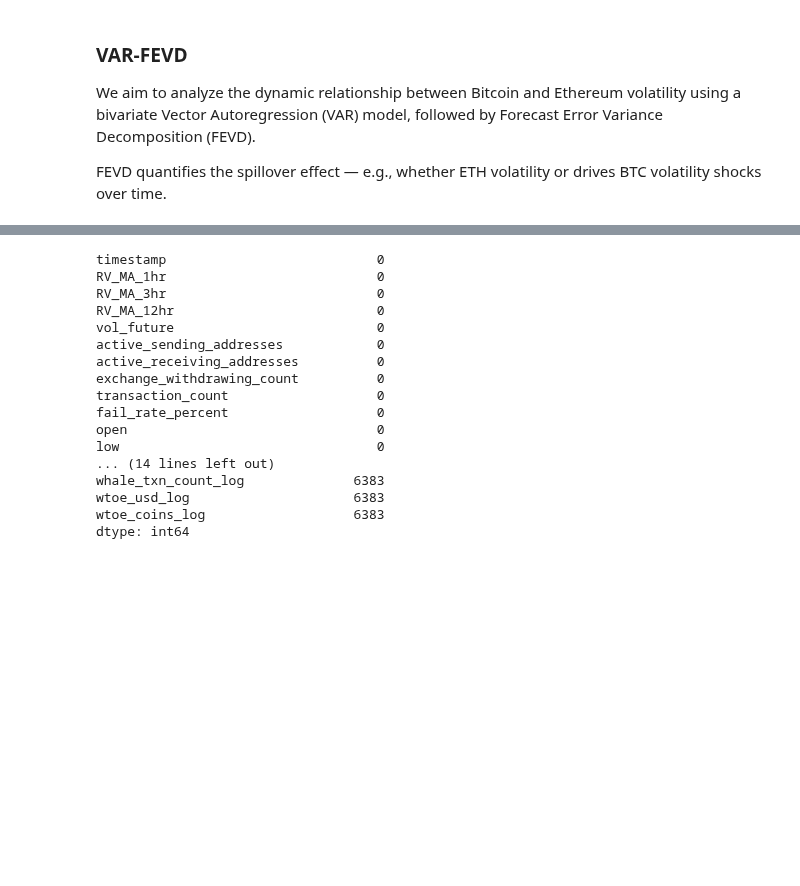
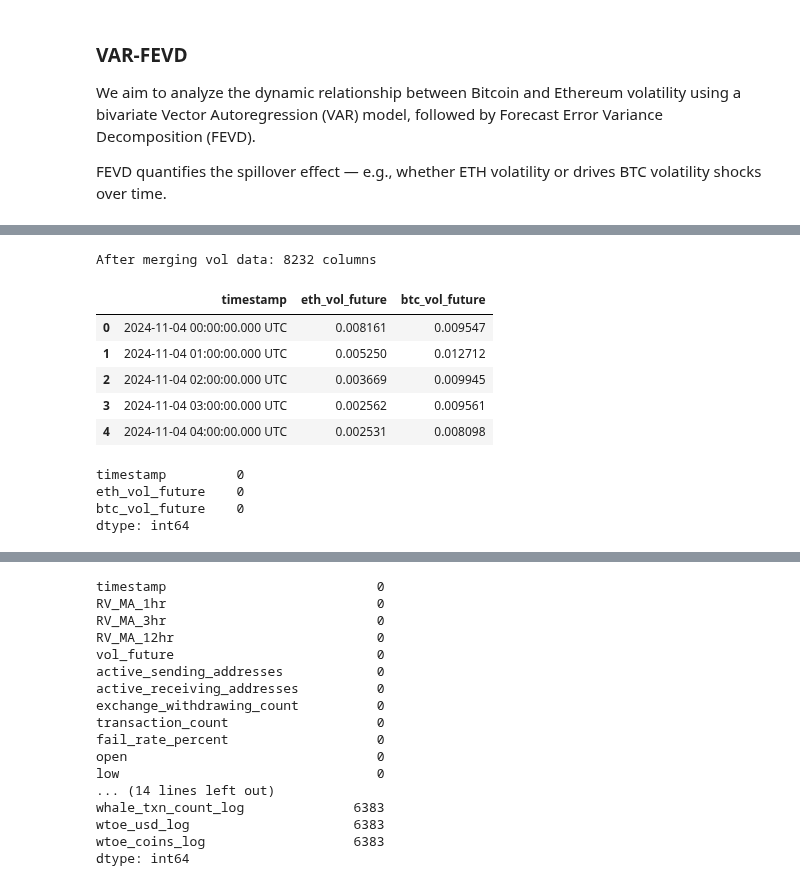
Before and after one commit to C3lineTan/DSE4101-CryptoWhale-2, a Jupyter notebook: Data Preprocessing/final_df_var_fevd.ipynb, the cells around one changed output, grey strips where cells are left out. Cells and saved outputs as stored; diff of their text form; code cells hidden in the pictures; blank space fills up the shorter version.

```diff
--- a/Data Preprocessing/final_df_var_fevd.ipynb
+++ b/Data Preprocessing/final_df_var_fevd.ipynb
@@ -148,0 +36,5 @@ Index(['timestamp', 'RV_MA_1hr', 'RV_MA_3hr', 'RV_MA_12hr', 'vol_future',
+# %%
+btc_vol_df = pd.read_csv('../Data/btc_vol_future.csv')
+eth_vol_df = pd.read_csv('../Data/eth_vol_future.csv')
+
+print(f'bitcoin columns: {len(btc_vol_df)}, ethereum columns: {len(eth_vol_df)}')
@@ -148,0 +56,22 @@ Index(['timestamp', 'RV_MA_1hr', 'RV_MA_3hr', 'RV_MA_12hr', 'vol_future',
+# %%
+vol_merged_df = pd.merge(eth_vol_df, btc_vol_df, on='datetime', how='inner')
+print(f'After merging vol data: {len(vol_merged_df)} columns')
+
+vol_merged_df = vol_merged_df.rename(columns={'datetime': 'timestamp'})
+
+vol_merged_df.head()
+# %% [output]
+After merging vol data: 8232 columns
+|  | timestamp | eth_vol_future | btc_vol_future |
+| 0 | 2024-11-04 00:00:00.000 UTC | 0.008161 | 0.009547 |
+| 1 | 2024-11-04 01:00:00.000 UTC | 0.005250 | 0.012712 |
+| 2 | 2024-11-04 02:00:00.000 UTC | 0.003669 | 0.009945 |
+| 3 | 2024-11-04 03:00:00.000 UTC | 0.002562 | 0.009561 |
+| 4 | 2024-11-04 04:00:00.000 UTC | 0.002531 | 0.008098 |
+# %%
+vol_merged_df.isna().sum()
+# %% [output]
+timestamp         0
+eth_vol_future    0
+btc_vol_future    0
+dtype: int64
```
Also changed, not shown: parts of 20 cells of this notebook.
